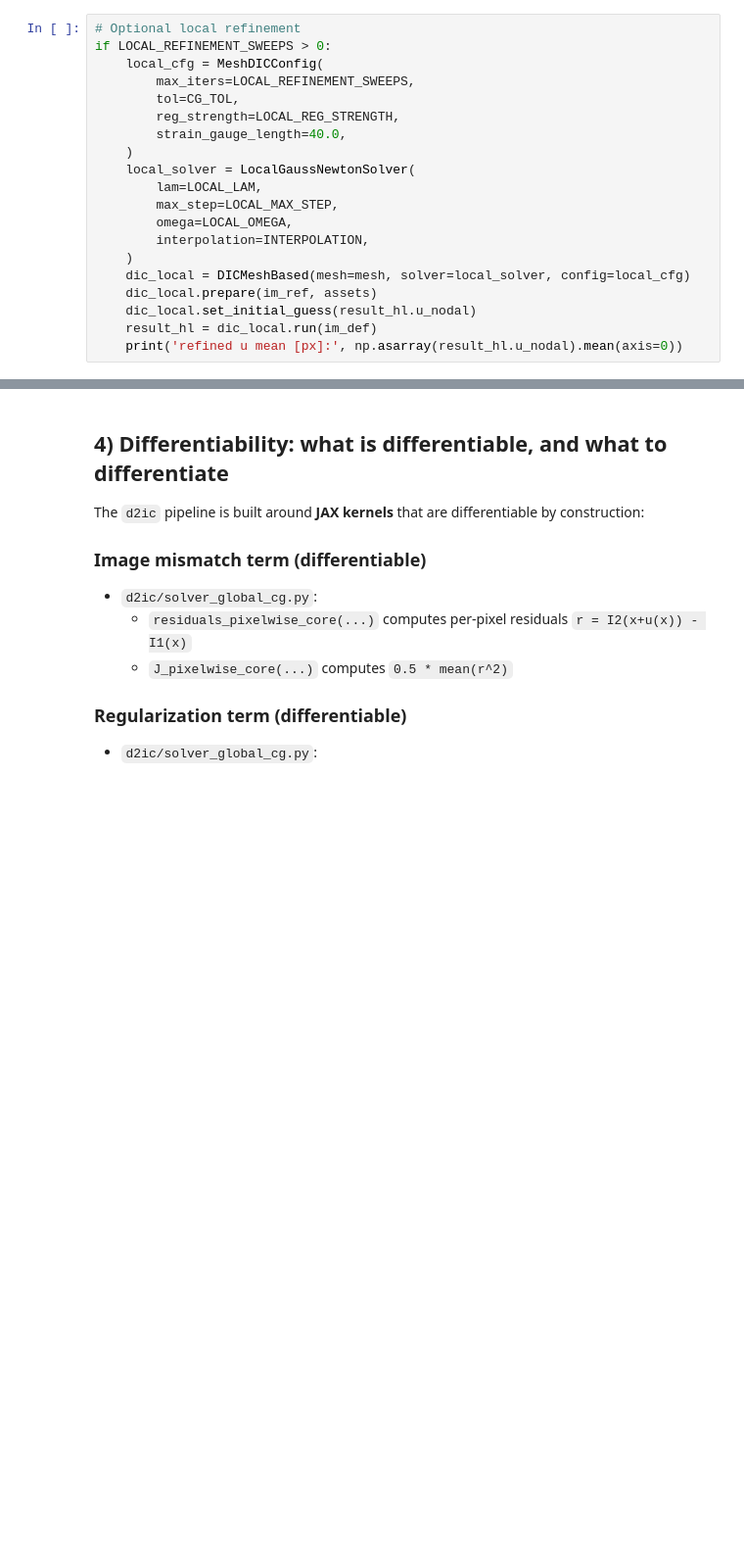
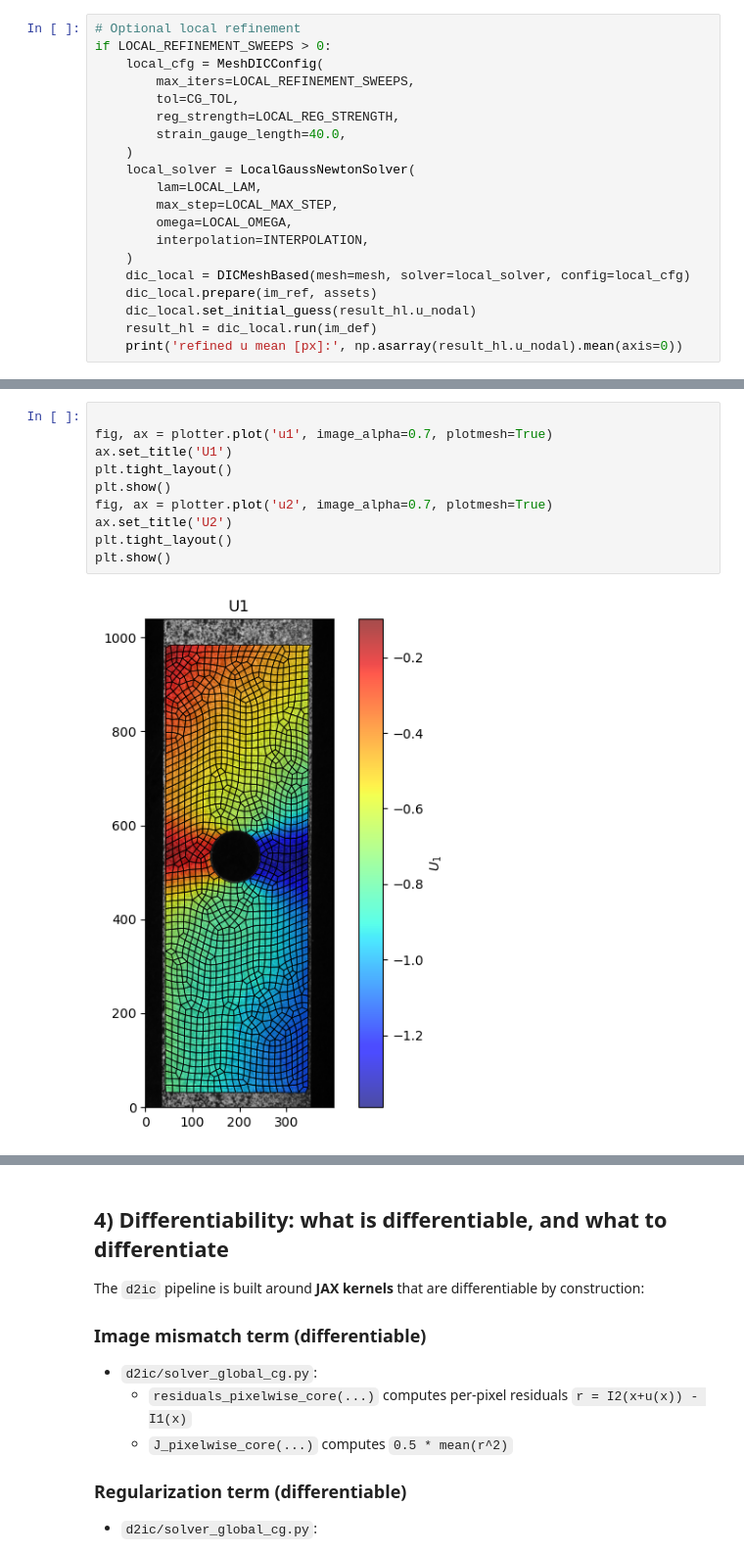
Before and after one commit to EmileRouxSMB/D2IC, a Jupyter notebook: doc/11_Advanced_Use_Uncertainty_Propagation.ipynb, the cells around one changed output, grey strips where cells are left out. Shown at 98% size. Cells and saved outputs as stored; diff of their text form; blank space fills up the shorter version.

```diff
--- a/doc/11_Advanced_Use_Uncertainty_Propagation.ipynb
+++ b/doc/11_Advanced_Use_Uncertainty_Propagation.ipynb
@@ -222,0 +213,12 @@ plt.show()
+# %%
+
+fig, ax = plotter.plot('u1', image_alpha=0.7, plotmesh=True)
+ax.set_title('U1')
+plt.tight_layout()
+plt.show()
+fig, ax = plotter.plot('u2', image_alpha=0.7, plotmesh=True)
+ax.set_title('U2')
+plt.tight_layout()
+plt.show()
+# %% [output]
+[figure, added]
```
Also changed, not shown: parts of 13 cells of this notebook, 3 other files.
